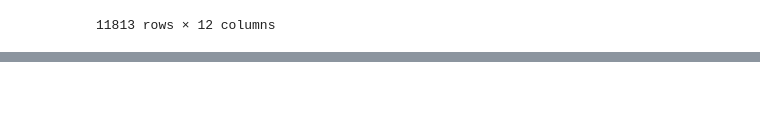
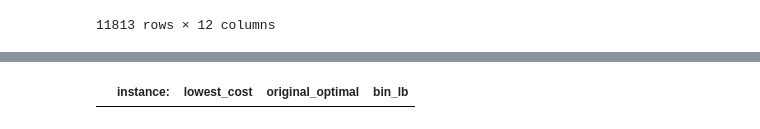
Before and after one commit to JosephThompson607/DADA, a Jupyter notebook: SALBP_solve.ipynb, the cells around one changed output, grey strips where cells are left out. Cells and saved outputs as stored; diff of their text form; code cells hidden in the pictures; blank space fills up the shorter version.

```diff
--- a/SALBP_solve.ipynb
+++ b/SALBP_solve.ipynb
@@ -643,3 +636,7 @@ min_and_max_50
+# %%
+min_and_max_50[min_and_max_50["instance:"] == "instance_n=50_31"	]
+# %% [output]
+|  | instance: | lowest_cost | original_optimal | bin_lb |
 # %%
 #creates bins for order strength 0-0.2, 0.2-0.4, 0.4-0.6, 0.6-0.8, 0.8-1
 tasks_50['order_strength_bins'] = pd.cut(tasks_50['Order strength'], bins = [0, 0.2, 0.4, 0.6, 0.8, 1], labels = ["0-0.2", "0.2-0.4", "0.4-0.6", "0.6-0.8", "0.8-1"])
```
Also changed, not shown: parts of 11 cells of this notebook.
